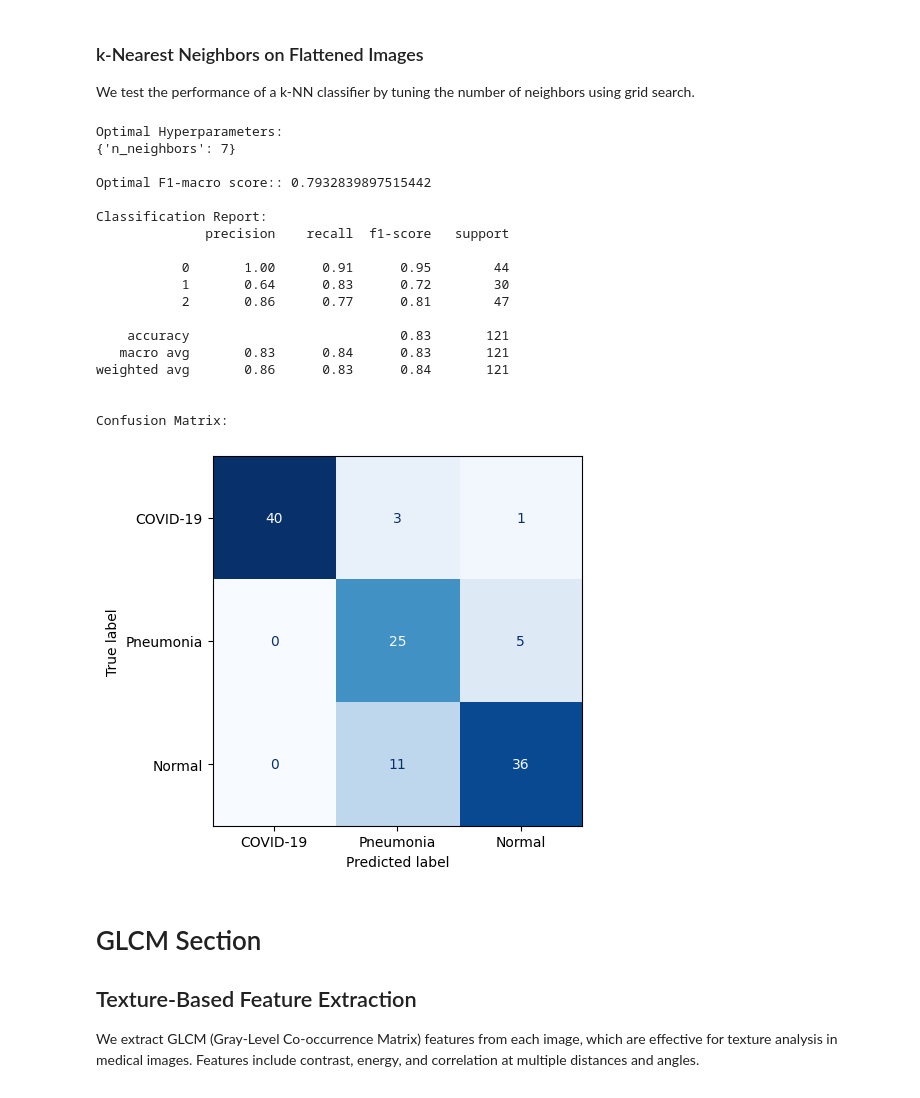
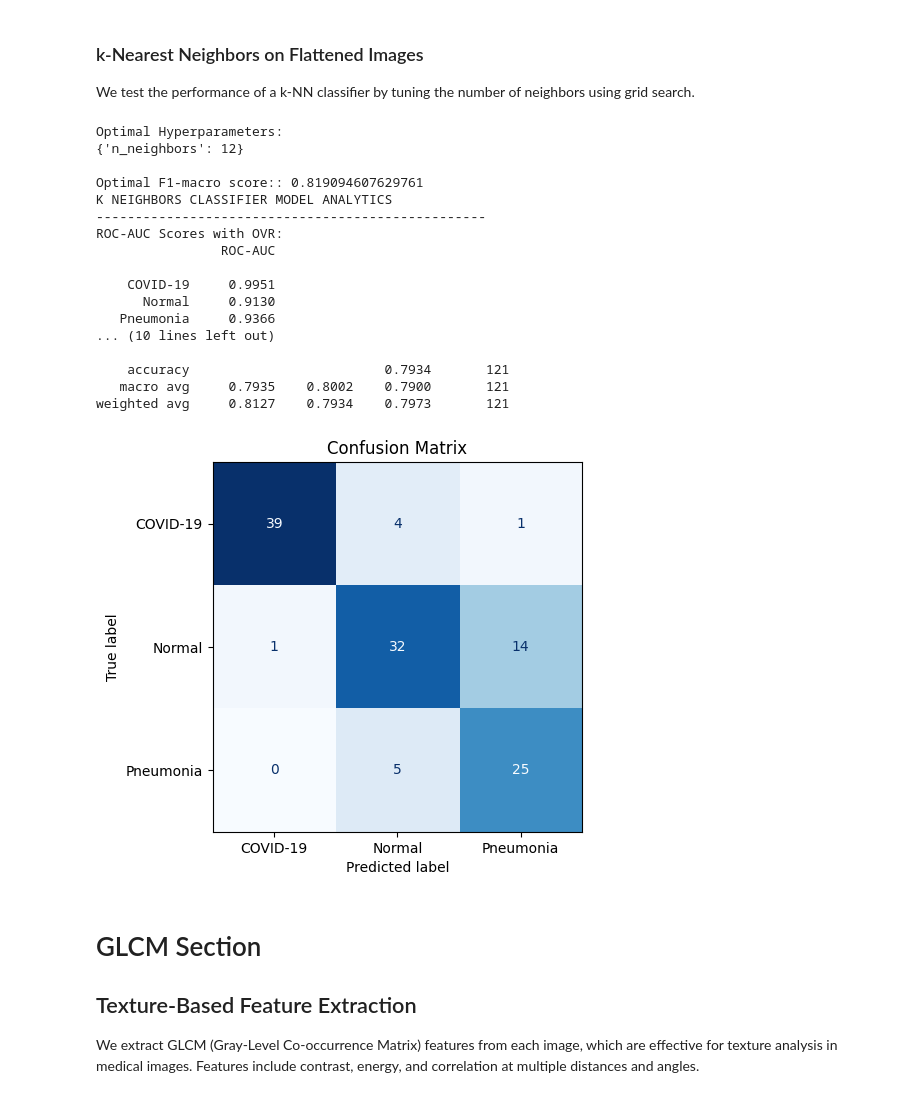
Before and after one commit to bdog18/ChestXRayClassifier, a Jupyter notebook: main.ipynb, the cells around one changed output. Cells and saved outputs as stored; diff of their text form; code cells hidden in the pictures.

Commit message:
Added function for getting model analytics. Made things more streamlined with using grid_search.best_estimator_

```diff
--- a/main.ipynb
+++ b/main.ipynb
@@ -266,8 +358,15 @@ Images are flattened into 1D arrays to serve as features for machine learning mo
 df = pd.DataFrame({
     "image": [img.flatten() for img in images],
     "label": labels})
-X_train, X_test, y_train, y_test = train_test_split(np.array(df["image"].tolist()), df["label"], test_size=0.2, stratify=labels, random_state=42)
-X_train = StandardScaler().fit_transform(X_train)
-X_test = StandardScaler().fit_transform(X_test)
+
+X_train_flat, X_test_flat, y_train_flat, y_test_flat = train_test_split(
+    np.array(df["image"].tolist()),
+    df["label"],
+    test_size=0.2,
+    stratify=labels,
+    random_state=RANDOM_STATE)
+
+X_train_flat = StandardScaler().fit_transform(X_train_flat)
+X_test_flat = StandardScaler().fit_transform(X_test_flat)
 # %% [markdown]
 # Perform Machine Learning Techniques on Flattened Images
@@ -349,52 +531,50 @@ plt.show()
 We test the performance of a k-NN classifier by tuning the number of neighbors using grid search.
 # %%
 from sklearn.neighbors import KNeighborsClassifier
-knn = KNeighborsClassifier()
-param_grid = {'n_neighbors': list(range(1,11))}
+
+knn_flat = KNeighborsClassifier()
+
+param_grid = {'n_neighbors': range(1, 40)}
+
 grid_search = GridSearchCV(
-    knn,
+    knn_flat,
     param_grid=param_grid,
     cv=5,
     scoring='f1_macro',
     n_jobs=-1,
     verbose=0)
-grid_search.fit(X_train, y_train)
+
+grid_search.fit(X_train_flat, y_train_flat)
+
 print("Optimal Hyperparameters:")
 print(grid_search.best_params_)
+
 print(f"\nOptimal F1-macro score:: {grid_search.best_score_}")
 
-knn = KNeighborsClassifier(n_neighbors=grid_search.best_params_['n_neighbors'])
-knn.fit(X_train, y_train)
-y_pred = knn.predict(X_test)
-print("\nClassification Report:")
-print(classification_report(y_test, y_pred))
-print("\nConfusion Matrix:")
-ConfusionMatrixDisplay.from_predictions(y_true= y_test,
-                                        y_pred= y_pred,
-                                        display_labels=label_map.values(),
-                                        cmap=plt.cm.Blues,
-                                        colorbar=False)
-plt.show()
+# Set best estimator as model
+knn_flat = grid_search.best_estimator_
+
+# Get Results from Model
+get_model_analytics(knn_flat, X_test_flat, y_test_flat)
 # %% [output]
 Optimal Hyperparameters:
-{'n_neighbors': 7}
+{'n_neighbors': 12}
 
-Optimal F1-macro score:: 0.7932839897515442
+Optimal F1-macro score:: 0.819094607629761
+K NEIGHBORS CLASSIFIER MODEL ANALYTICS
+--------------------------------------------------
+ROC-AUC Scores with OVR:
+                ROC-AUC
 
-Classification Report:
-              precision    recall  f1-score   support
+    COVID-19     0.9951
+      Normal     0.9130
+   Pneumonia     0.9366
+... (10 lines left out)
 
-           0       1.00      0.91      0.95        44
-           1       0.64      0.83      0.72        30
-           2       0.86      0.77      0.81        47
-
-    accuracy                           0.83       121
-   macro avg       0.83      0.84      0.83       121
-weighted avg       0.86      0.83      0.84       121
-
-
-Confusion Matrix:
+    accuracy                         0.7934       121
+   macro avg     0.7935    0.8002    0.7900       121
+weighted avg     0.8127    0.7934    0.7973       121
-[figure, old version]
+[figure, new version]
 # %% [markdown]
 # GLCM Section
 ## Texture-Based Feature Extraction
```
Also changed, not shown: parts of 36 cells of this notebook.
